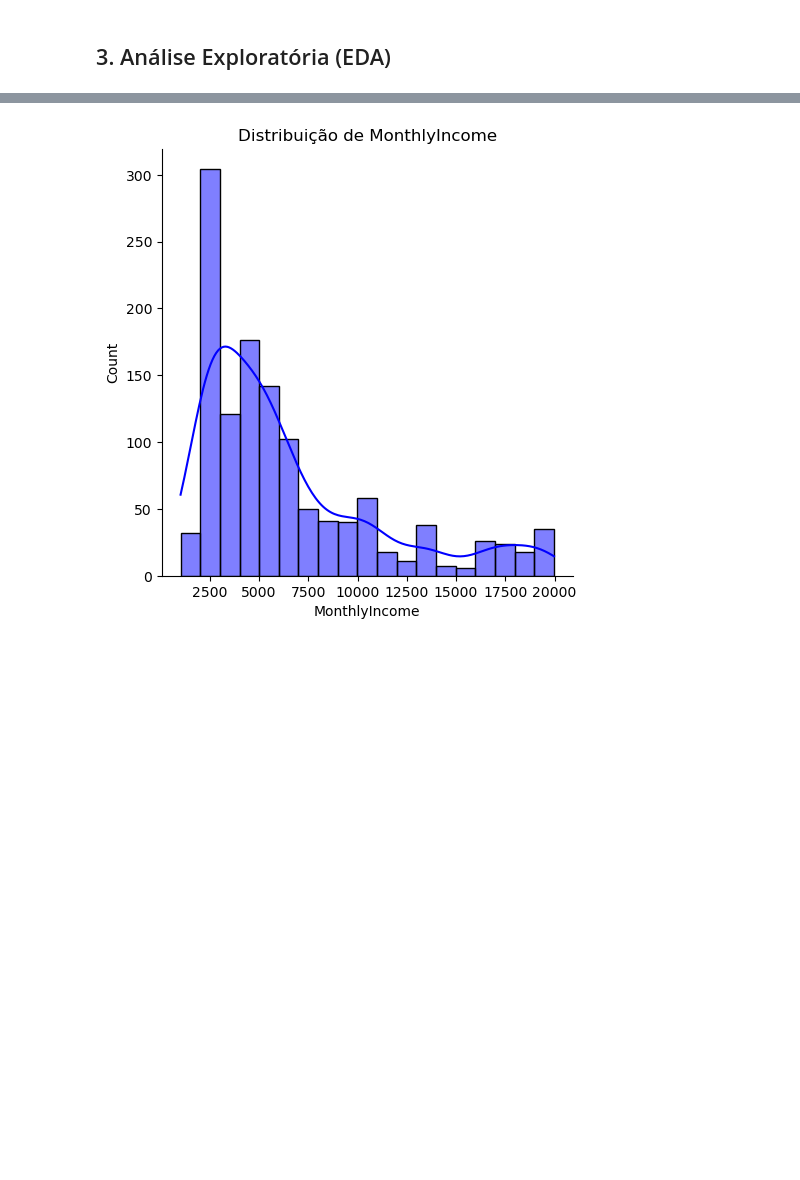
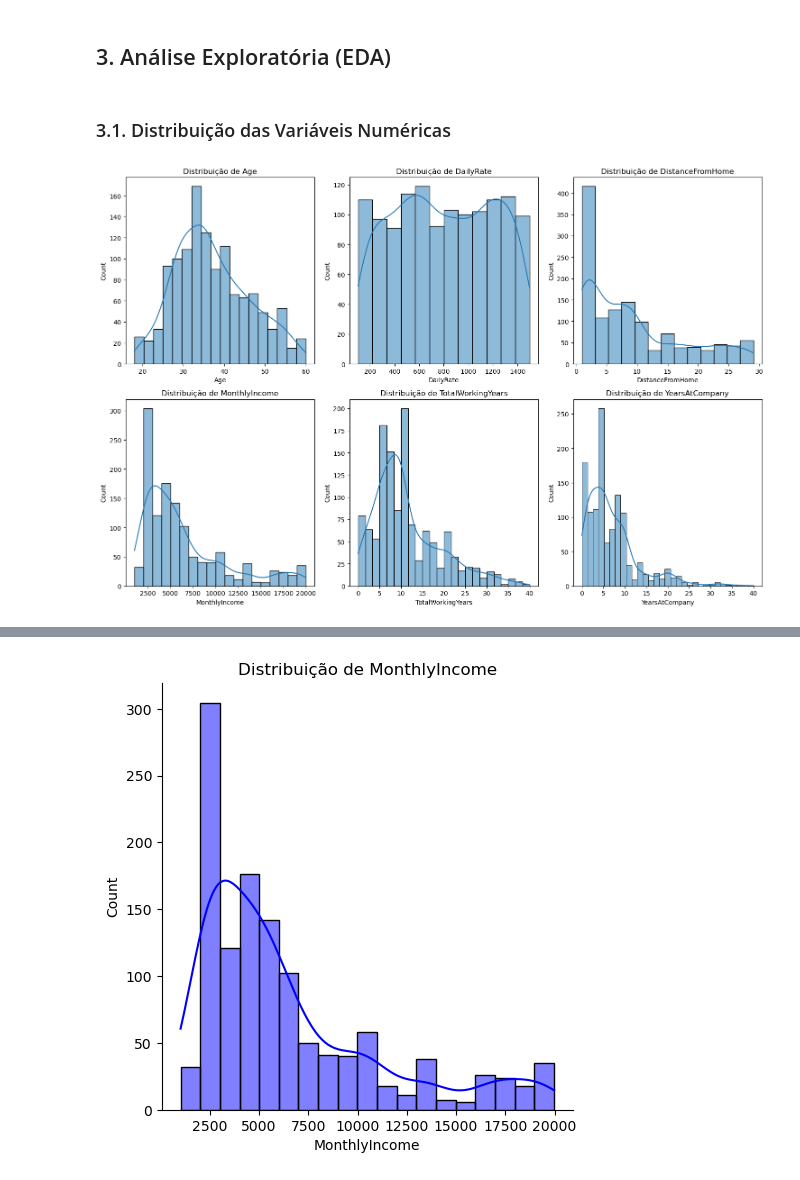
Before and after one commit to Mcaldas11/IA-project, a Jupyter notebook: notebook.ipynb, the cells around one changed output, grey strips where cells are left out. Saved outputs shown, nothing was run; the diff lists cells and outputs as text; code cells hidden in the pictures; blank space fills up the shorter version.

```diff
--- a/notebook.ipynb
+++ b/notebook.ipynb
@@ -75,3 +75,18 @@ YearsWithCurrManager        0
 dtype: int64
 # %% [markdown]
 ## 3. Análise Exploratória (EDA)
+# %% [markdown]
+### 3.1. Distribuição das Variáveis Numéricas
+# %%
+# Lista de colunas numéricas principais
+num_cols = ['Age', 'DailyRate', 'DistanceFromHome', 'MonthlyIncome', 'TotalWorkingYears', 'YearsAtCompany']
+
+plt.figure(figsize=(15, 10))
+for i, col in enumerate(num_cols, 1):
+    plt.subplot(2, 3, i)
+    sns.histplot(df[col], kde=True)
+    plt.title(f'Distribuição de {col}')
+plt.tight_layout()
+plt.show()
+# %% [output]
+[figure, added]
```
Also changed, not shown: parts of 22 cells of this notebook.
